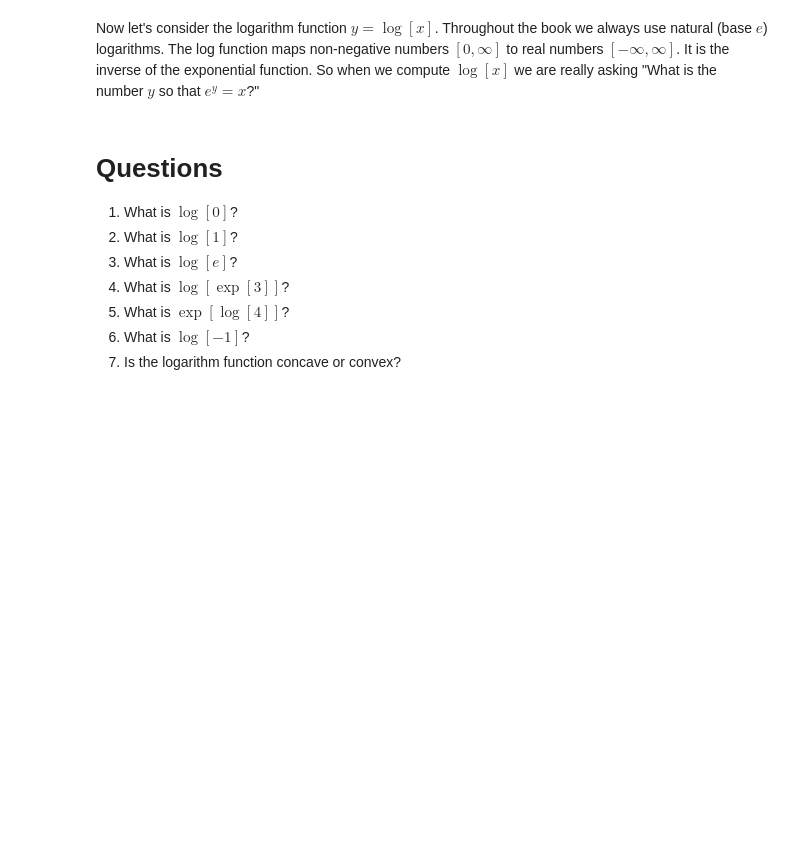
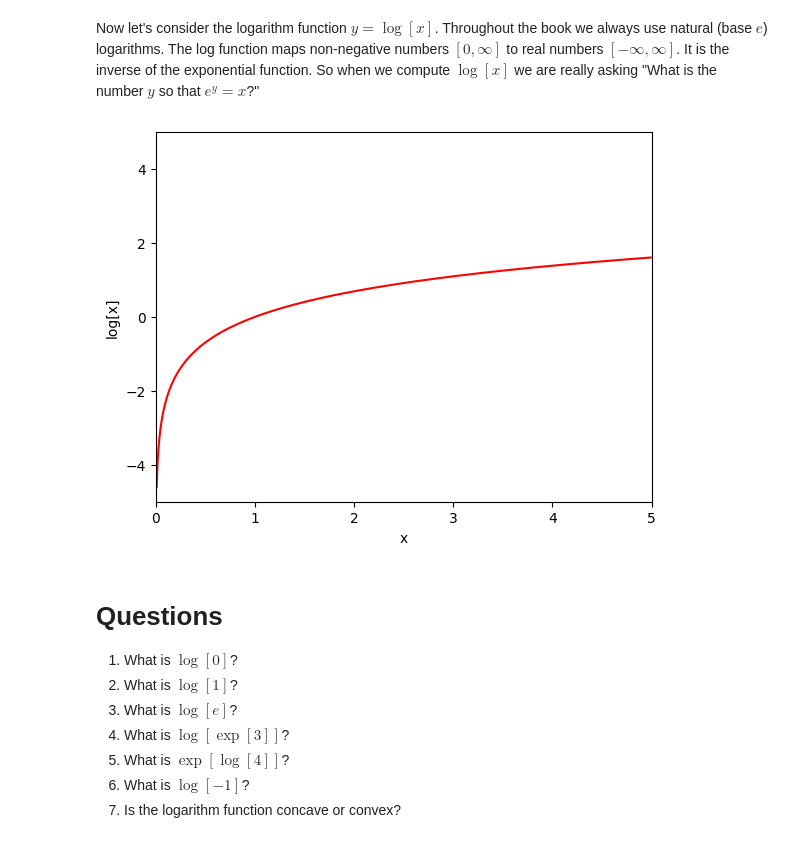
Before and after one commit to Whooses/COLAB, a Jupyter notebook: Notebooks/Chap01/1_1_BackgroundMathematics.ipynb, the cells around one changed output. Drawn from its saved outputs; the diff is of its cells as text; code cells hidden in the pictures; blank space fills up the shorter version.

```diff
--- a/Notebooks/Chap01/1_1_BackgroundMathematics.ipynb
+++ b/Notebooks/Chap01/1_1_BackgroundMathematics.ipynb
@@ -190,16 +235,20 @@ Now let's consider the logarithm function $y=\log[x]$. Throughout the book we al
 # %%
 # Draw the logarithm function
 
 # Define an array of x values from -5 to 5 with increments of 0.01
 x = np.arange(0.01,5.0, 0.01)
 y = np.log(x) ;
 
 # Plot this function
 fig, ax = plt.subplots()
-ax.plot(x,y,'r-')
-ax.set_ylim([-5,5]);ax.set_xlim([0,5])
-ax.set_xlabel('x'); ax.set_ylabel('$\log[x]$')
+ax.plot(x, y, 'r-')
+ax.set_xlim([0, 5])
+ax.set_ylim([-5, 5])
+ax.set_xlabel('x')
+ax.set_ylabel('log[x]')
 plt.show()
+# %% [output]
+[figure, added]
 # %% [markdown]
 # Questions
 
```
Also changed, not shown: parts of 8 cells of this notebook.
